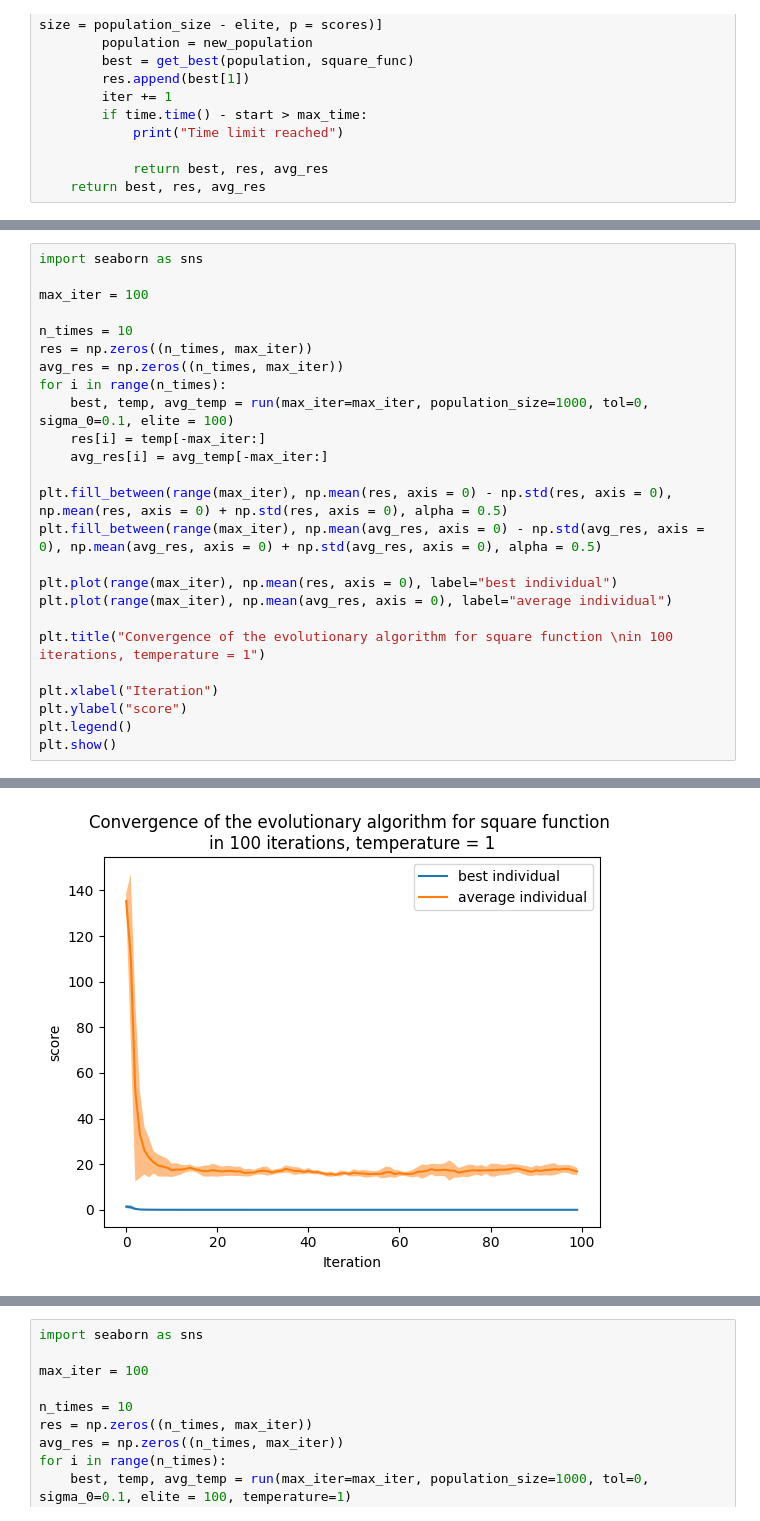
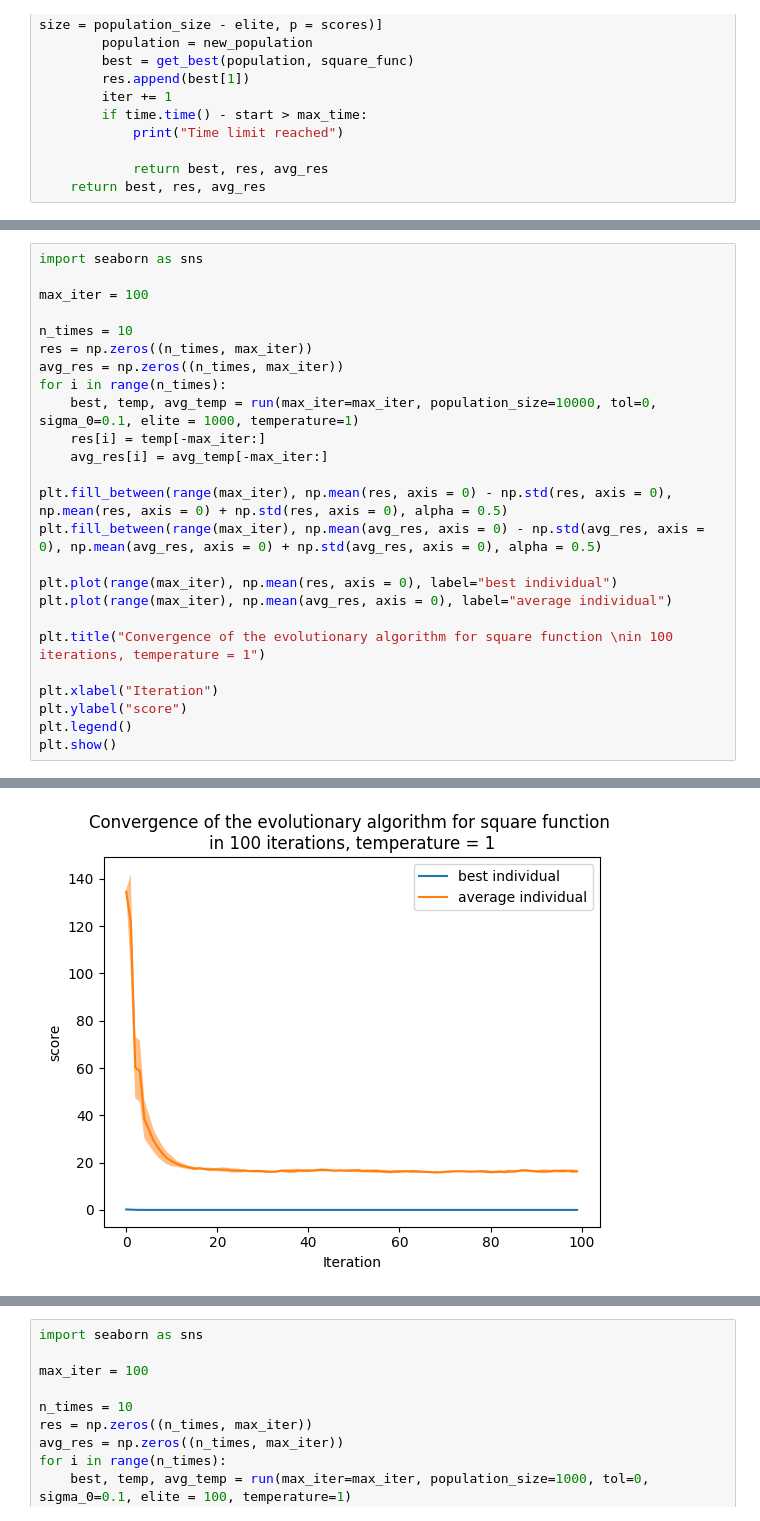
Before and after one commit to Fersoil/miowad, a Jupyter notebook: EA/code/AE1.ipynb, the cells around one changed output, grey strips where cells are left out. Saved outputs shown, nothing was run; the diff lists cells and outputs as text.

```diff
--- a/EA/code/AE1.ipynb
+++ b/EA/code/AE1.ipynb
@@ -172,7 +173,7 @@ n_times = 10
 res = np.zeros((n_times, max_iter))
 avg_res = np.zeros((n_times, max_iter))
 for i in range(n_times):
-    best, temp, avg_temp = run(max_iter=max_iter, population_size=1000, tol=0, sigma_0=0.1, elite = 100)
+    best, temp, avg_temp = run(max_iter=max_iter, population_size=10000, tol=0, sigma_0=0.1, elite = 1000, temperature=1)
     res[i] = temp[-max_iter:]
     avg_res[i] = avg_temp[-max_iter:]
 
@@ -209,3 +210,3 @@ Best individual:  3.6281203278546484e-06
-[figure, old version]
+[figure, new version]
 # %%
 print("Best individual: ", res[:,-1].mean(), "+-", res[:,-1].std())
```
Also changed, not shown: parts of 5 cells of this notebook, 15 other files.
